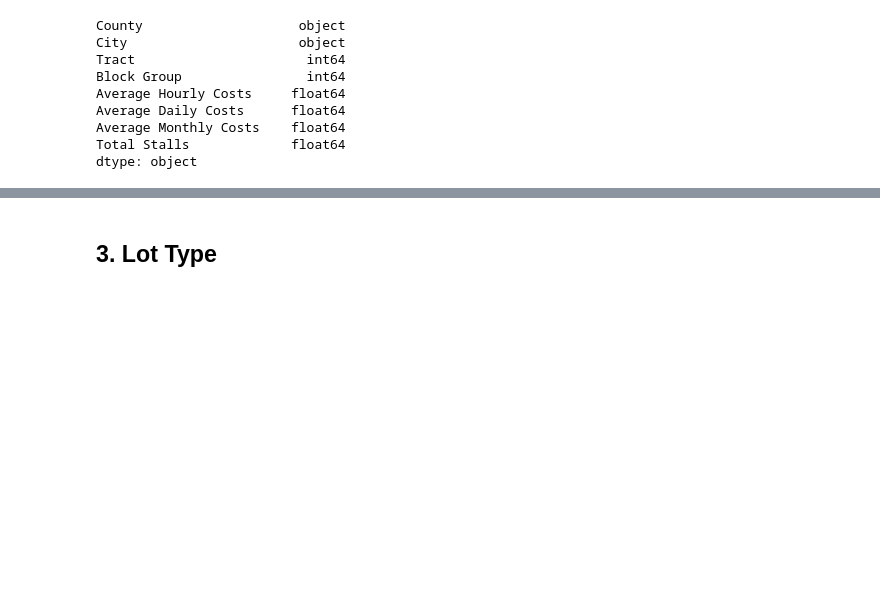
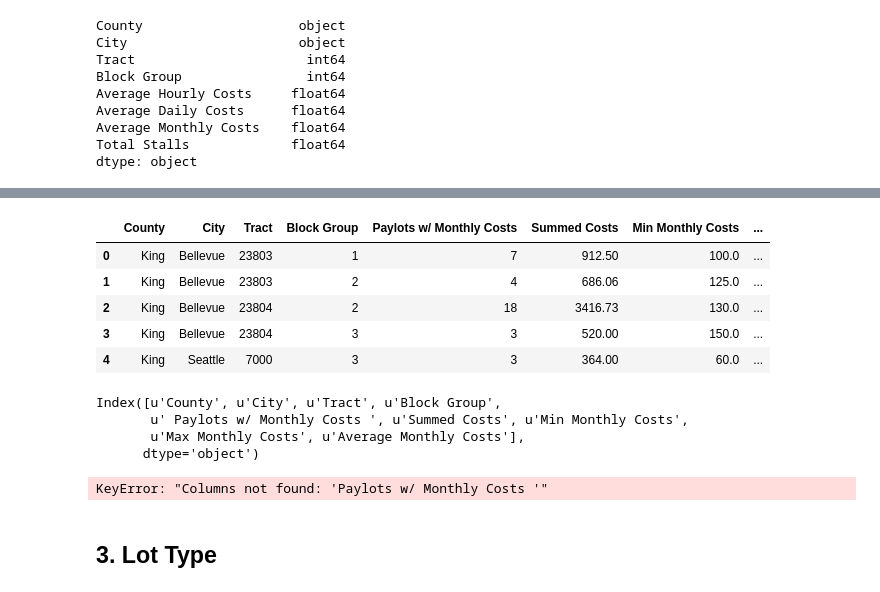
Before and after one commit to psrc/data-science, a Jupyter notebook: parking/2018_Parking_data_exploration.ipynb, the cells around one changed output, grey strips where cells are left out. Drawn from its saved outputs; the diff is of its cells as text; code cells hidden in the pictures; blank space fills up the shorter version.

```diff
--- a/parking/2018_Parking_data_exploration.ipynb
+++ b/parking/2018_Parking_data_exploration.ipynb
@@ -431,3 +412,34 @@ c1.to_csv('2018_2013.csv')
+# %%
+# 2013
+# 2013 parking data
+parking_2013_monthly = pd.read_csv('CostsMonthlyBlockGroups_2013.csv')
+a1 = parking_2013_monthly
+parking_2013_daily = pd.read_csv('CostsDailyBlockGroups_2013.csv')
+a2 = parking_2013_daily
+parking_2013_hourly = pd.read_csv('CostsHourlyBlockGroups_2013.csv')
+a3 = parking_2013_hourly
+parking_2013_max = pd.read_csv('OccupancyBlockGroups_2013.csv')
+a4 = parking_2013_max
+# %%
+a1.head()
+# %% [output]
+|  | County | City | Tract | Block Group | Paylots w/ Monthly Costs | Summed Costs | Min Monthly Costs | ... |
+| 0 | King | Bellevue | 23803 | 1 | 7 | 912.50 | 100.0 | ... |
+| 1 | King | Bellevue | 23803 | 2 | 4 | 686.06 | 125.0 | ... |
+| 2 | King | Bellevue | 23804 | 2 | 18 | 3416.73 | 130.0 | ... |
+| 3 | King | Bellevue | 23804 | 3 | 3 | 520.00 | 150.0 | ... |
+| 4 | King | Seattle | 7000 | 3 | 3 | 364.00 | 60.0 | ... |
+# %%
+a1.columns
+# %% [output]
+Index([u'County', u'City', u'Tract', u'Block Group',
+       u' Paylots w/ Monthly Costs ', u'Summed Costs', u'Min Monthly Costs',
+       u'Max Monthly Costs', u'Average Monthly Costs'],
+      dtype='object')
+# %%
+parking_2013_monthly.groupby(['City'])[['Summed Costs', 'Paylots w/ Monthly Costs ']].agg(['sum'])
+# %% [output]
+KeyError: "Columns not found: 'Paylots w/ Monthly Costs '"
 # %% [markdown]
 ## 3. Lot Type
 # %%
```
Also changed, not shown: parts of 10 cells of this notebook.
